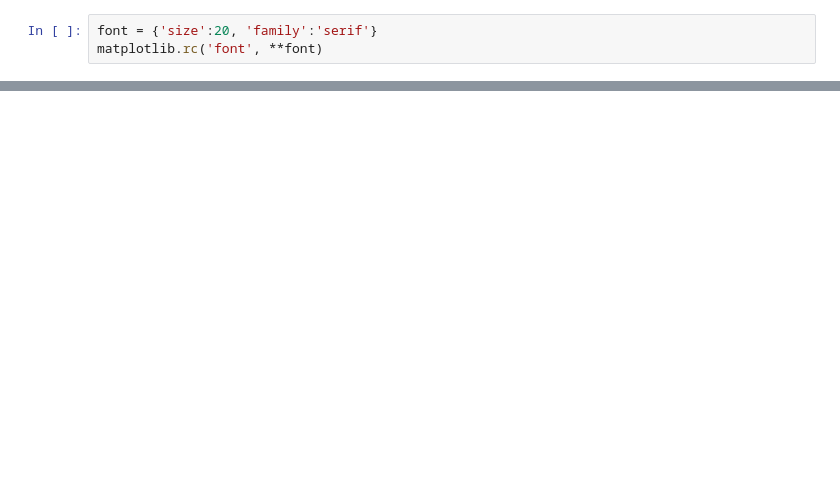
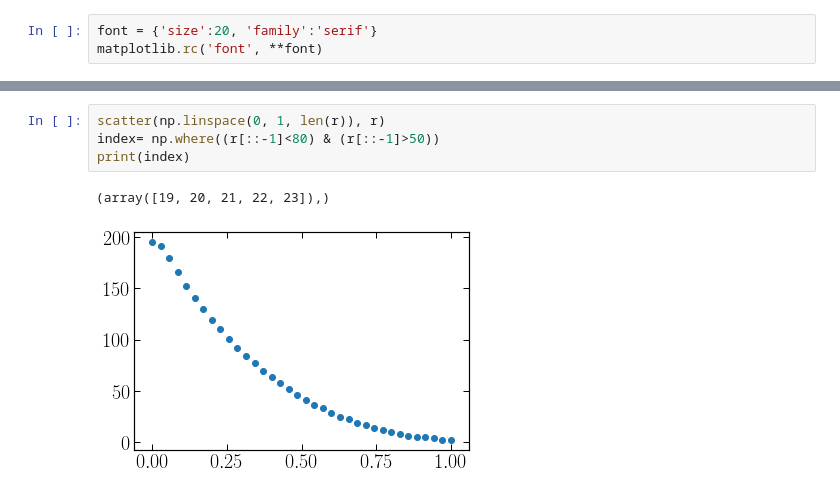
Before and after one commit to jngaravitoc/MW-LMC-SCF, a Jupyter notebook: code/halo_shape/halo_shape_plots.ipynb, the cells around one changed output, grey strips where cells are left out. Saved outputs shown, nothing was run; the diff lists cells and outputs as text; blank space fills up the shorter version.

```diff
--- a/code/halo_shape/halo_shape_plots.ipynb
+++ b/code/halo_shape/halo_shape_plots.ipynb
@@ -134,0 +131,7 @@ imshow(np.log10(np.abs(rho.reshape(100, 100))))
+# %%
+scatter(np.linspace(0, 1, len(r)), r)
+index= np.where((r[::-1]<80) & (r[::-1]>50))
+print(index)
+# %% [output]
+(array([19, 20, 21, 22, 23]),)
+[figure, added]
```
Also changed, not shown: parts of 55 cells of this notebook.
